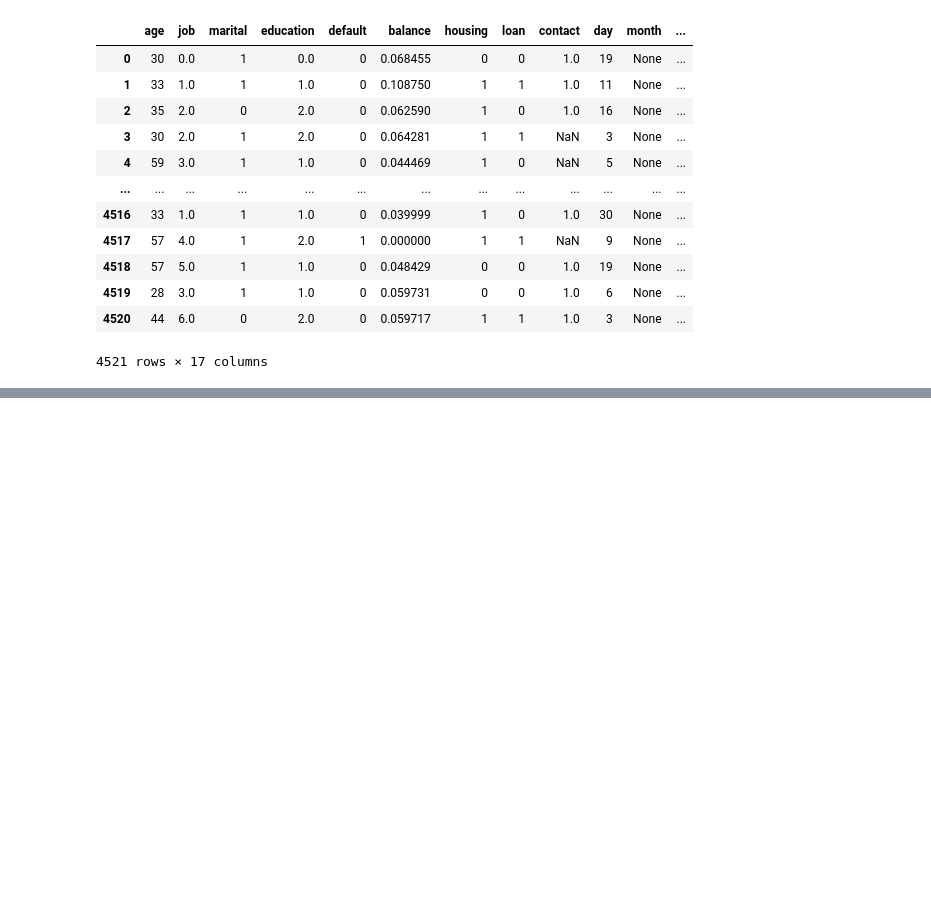
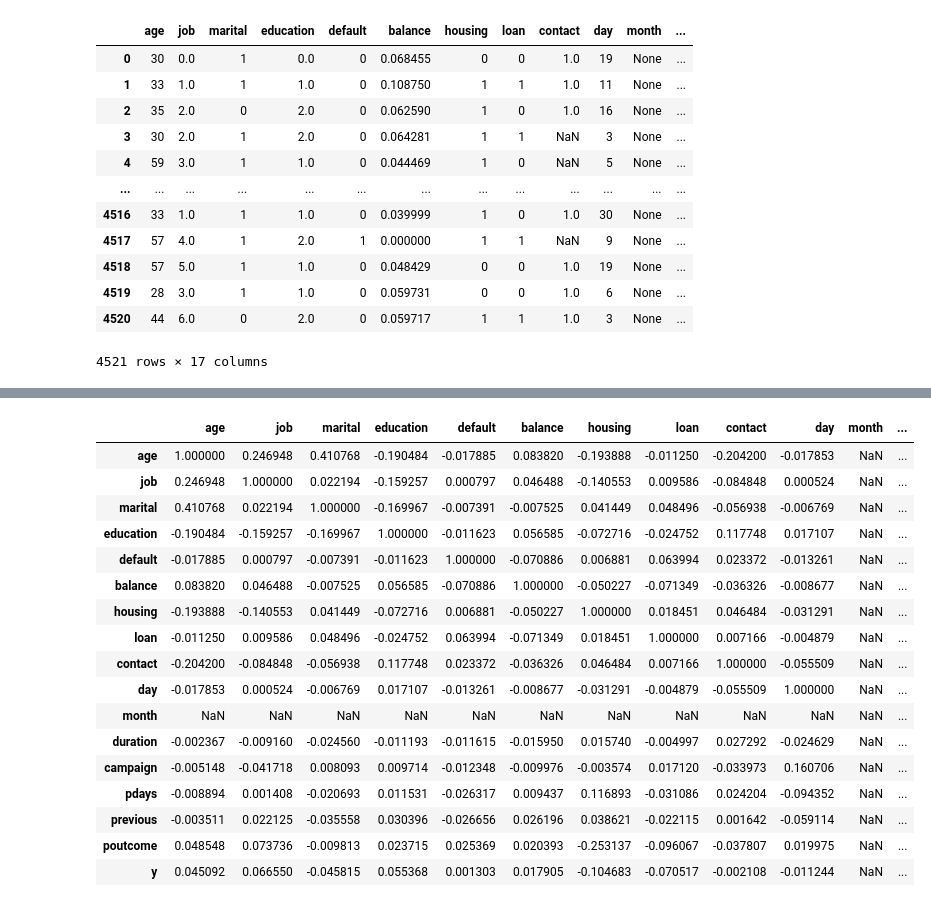
Before and after one commit to Rahafzsh/DataMiningTasks, a Jupyter notebook: Lab5/DMLab5.ipynb, the cells around one changed output, grey strips where cells are left out. Saved outputs shown, nothing was run; the diff lists cells and outputs as text; code cells hidden in the pictures; blank space fills up the shorter version.

Commit message:
modified:   Lab5/DMLab5.ipynb 	deleted:    Lab5/preprocessed.csv

```diff
--- a/Lab5/DMLab5.ipynb
+++ b/Lab5/DMLab5.ipynb
@@ -198,3 +197,5 @@ df.describe()
 | max | 87.000000 | 10.000000 | 1.000000 | 2.000000 | 1.000000 | 1.000000 | 1.000000 | 1.000000 | 1.000000 | 31.000000 | 1.000000 | ... |
 # %%
 df.to_csv("preprocessed.csv", index=False)
+# %%
+new_df=pd.read_csv("preprocessed.csv")
@@ -200,0 +211,21 @@ df.to_csv("preprocessed.csv", index=False)
+# %%
+new_df.corr()
+# %% [output]
+|  | age | job | marital | education | default | balance | housing | loan | contact | day | month | ... |
+| age | 1.000000 | 0.246948 | 0.410768 | -0.190484 | -0.017885 | 0.083820 | -0.193888 | -0.011250 | -0.204200 | -0.017853 | NaN | ... |
+| job | 0.246948 | 1.000000 | 0.022194 | -0.159257 | 0.000797 | 0.046488 | -0.140553 | 0.009586 | -0.084848 | 0.000524 | NaN | ... |
+| marital | 0.410768 | 0.022194 | 1.000000 | -0.169967 | -0.007391 | -0.007525 | 0.041449 | 0.048496 | -0.056938 | -0.006769 | NaN | ... |
+| education | -0.190484 | -0.159257 | -0.169967 | 1.000000 | -0.011623 | 0.056585 | -0.072716 | -0.024752 | 0.117748 | 0.017107 | NaN | ... |
+| default | -0.017885 | 0.000797 | -0.007391 | -0.011623 | 1.000000 | -0.070886 | 0.006881 | 0.063994 | 0.023372 | -0.013261 | NaN | ... |
+| balance | 0.083820 | 0.046488 | -0.007525 | 0.056585 | -0.070886 | 1.000000 | -0.050227 | -0.071349 | -0.036326 | -0.008677 | NaN | ... |
+| housing | -0.193888 | -0.140553 | 0.041449 | -0.072716 | 0.006881 | -0.050227 | 1.000000 | 0.018451 | 0.046484 | -0.031291 | NaN | ... |
+| loan | -0.011250 | 0.009586 | 0.048496 | -0.024752 | 0.063994 | -0.071349 | 0.018451 | 1.000000 | 0.007166 | -0.004879 | NaN | ... |
+| contact | -0.204200 | -0.084848 | -0.056938 | 0.117748 | 0.023372 | -0.036326 | 0.046484 | 0.007166 | 1.000000 | -0.055509 | NaN | ... |
+| day | -0.017853 | 0.000524 | -0.006769 | 0.017107 | -0.013261 | -0.008677 | -0.031291 | -0.004879 | -0.055509 | 1.000000 | NaN | ... |
+| month | NaN | NaN | NaN | NaN | NaN | NaN | NaN | NaN | NaN | NaN | NaN | ... |
+| duration | -0.002367 | -0.009160 | -0.024560 | -0.011193 | -0.011615 | -0.015950 | 0.015740 | -0.004997 | 0.027292 | -0.024629 | NaN | ... |
+| campaign | -0.005148 | -0.041718 | 0.008093 | 0.009714 | -0.012348 | -0.009976 | -0.003574 | 0.017120 | -0.033973 | 0.160706 | NaN | ... |
+| pdays | -0.008894 | 0.001408 | -0.020693 | 0.011531 | -0.026317 | 0.009437 | 0.116893 | -0.031086 | 0.024204 | -0.094352 | NaN | ... |
+| previous | -0.003511 | 0.022125 | -0.035558 | 0.030396 | -0.026656 | 0.026196 | 0.038621 | -0.022115 | 0.001642 | -0.059114 | NaN | ... |
+| poutcome | 0.048548 | 0.073736 | -0.009813 | 0.023715 | 0.025369 | 0.020393 | -0.253137 | -0.096067 | -0.037807 | 0.019975 | NaN | ... |
+| y | 0.045092 | 0.066550 | -0.045815 | 0.055368 | 0.001303 | 0.017905 | -0.104683 | -0.070517 | -0.002108 | -0.011244 | NaN | ... |
```
Also changed, not shown: parts of 3 cells of this notebook, 1 other file.
